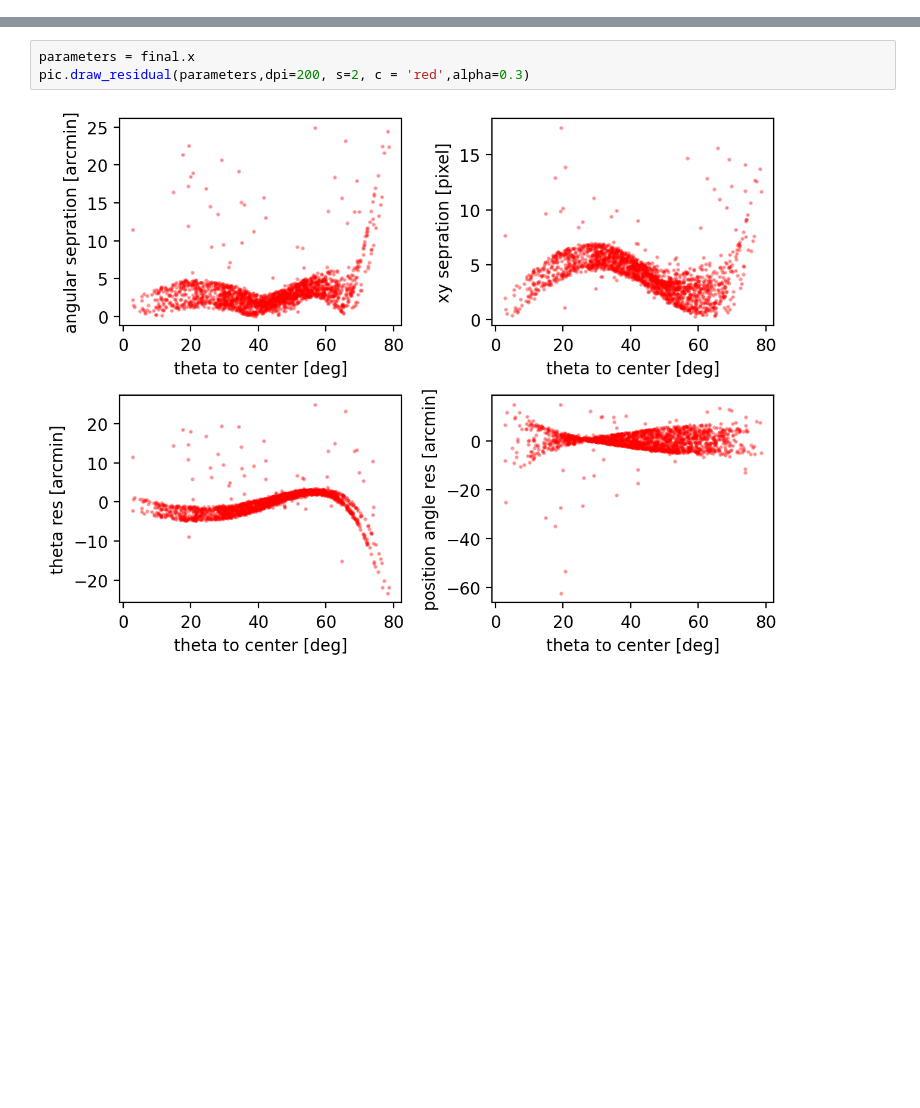
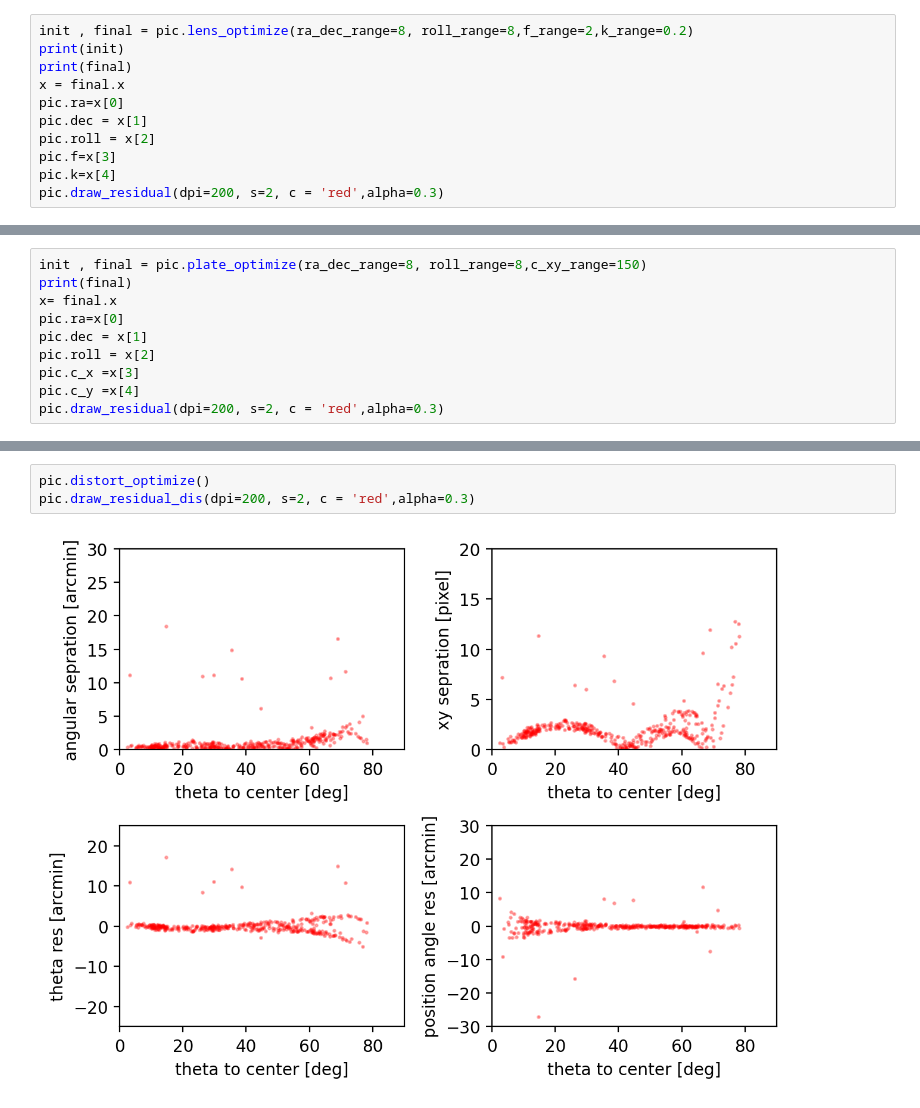
Before and after one commit to CoolTowel/constellation_lines, a Jupyter notebook: opti.ipynb, the cells around one changed output, grey strips where cells are left out. Drawn from its saved outputs; the diff is of its cells as text; blank space fills up the shorter version.

```diff
--- a/opti.ipynb
+++ b/opti.ipynb
@@ -59,0 +50,11 @@ WARNING: MergeConflictWarning: Cannot merge meta key 'date' types <class 'str'>
+# %%
+init , final = pic.lens_optimize(ra_dec_range=8, roll_range=8,f_range=2,k_range=0.2)
+print(init)
+print(final)
+x = final.x
+pic.ra=x[0]
+pic.dec = x[1]
+pic.roll = x[2]
+pic.f=x[3]
+pic.k=x[4]
+pic.draw_residual(dpi=200, s=2, c = 'red',alpha=0.3)
@@ -59,0 +74,10 @@ WARNING: MergeConflictWarning: Cannot merge meta key 'date' types <class 'str'>
+# %%
+init , final = pic.plate_optimize(ra_dec_range=8, roll_range=8,c_xy_range=150)
+print(final)
+x= final.x
+pic.ra=x[0]
+pic.dec = x[1]
+pic.roll = x[2]
+pic.c_x =x[3]
+pic.c_y =x[4]
+pic.draw_residual(dpi=200, s=2, c = 'red',alpha=0.3)
@@ -60,5 +139,5 @@ WARNING: MergeConflictWarning: Cannot merge meta key 'date' types <class 'str'>
 # %%
-parameters = final.x
-pic.draw_residual(parameters,dpi=200, s=2, c = 'red',alpha=0.3)
+pic.distort_optimize()
+pic.draw_residual_dis(dpi=200, s=2, c = 'red',alpha=0.3)
 # %% [output]
-[figure, old version]
+[figure, new version]
```
Also changed, not shown: parts of 9 cells of this notebook, 5 other files.
